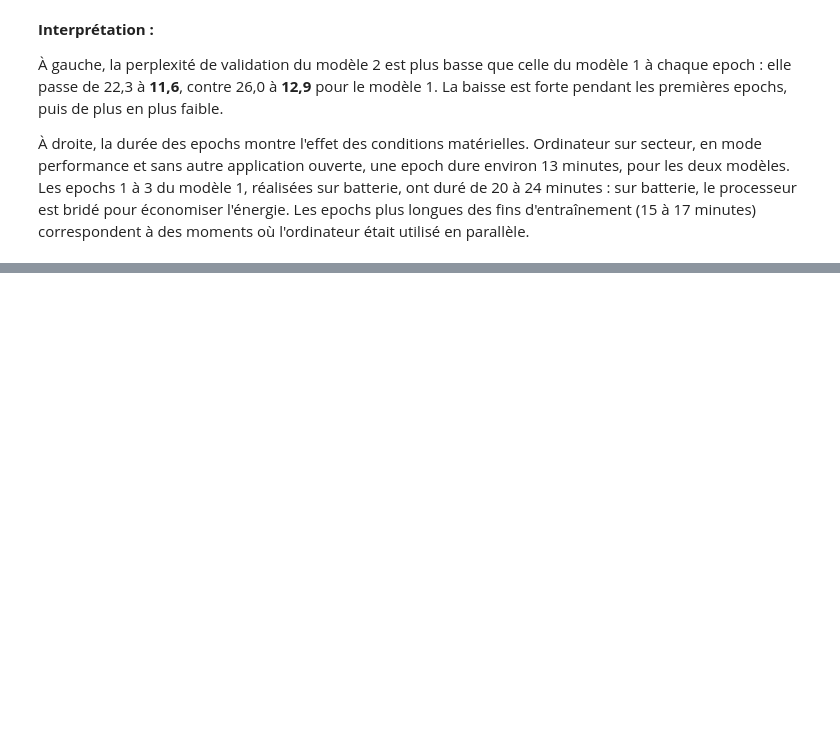
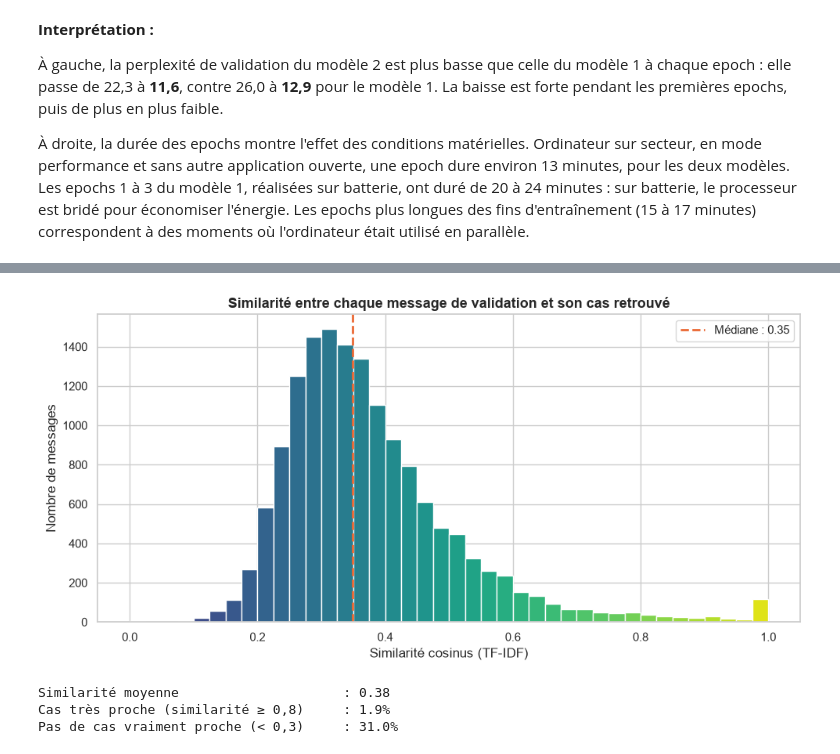
Before and after one commit to ranimmhiri/supportbot, a Jupyter notebook: notebooks/02_modele.ipynb, the cells around one changed output, grey strips where cells are left out. Cells and saved outputs as stored; diff of their text form; code cells hidden in the pictures; blank space fills up the shorter version.

```diff
--- a/notebooks/02_modele.ipynb
+++ b/notebooks/02_modele.ipynb
@@ -923,0 +1295,24 @@ parallèle.
+# %%
+fig, ax = plt.subplots(figsize=(10, 5))
+_, _, barres = ax.hist(sim_val, bins=40, edgecolor="white")
+for barre, couleur in zip(barres, plt.cm.viridis(np.linspace(0.15, 0.95, len(barres)))):
+    barre.set_facecolor(couleur)                                    # dégradé de couleurs
+ax.axvline(np.median(sim_val), color="#eb6834", linestyle="--", linewidth=2,
+           label=f"Médiane : {np.median(sim_val):.2f}")
+ax.set_title("Similarité entre chaque message de validation et son cas retrouvé",
+             fontsize=13, weight="bold")
+ax.set_xlabel("Similarité cosinus (TF-IDF)")
+ax.set_ylabel("Nombre de messages")
+ax.legend()
+plt.tight_layout()
+plt.savefig("../reports/figures/similarites_rag.png", dpi=150, bbox_inches="tight")
+plt.show()
+
+print(f"Similarité moyenne                     : {sim_val.mean():.2f}")
+print(f"Cas très proche (similarité ≥ 0,8)     : {(sim_val >= 0.8).mean():.1%}")
+print(f"Pas de cas vraiment proche (< 0,3)     : {(sim_val < 0.3).mean():.1%}")
+# %% [output]
+[figure, added]
+Similarité moyenne                     : 0.38
+Cas très proche (similarité ≥ 0,8)     : 1.9%
+Pas de cas vraiment proche (< 0,3)     : 31.0%
```
Also changed, not shown: parts of 20 cells of this notebook, 3 other files.
